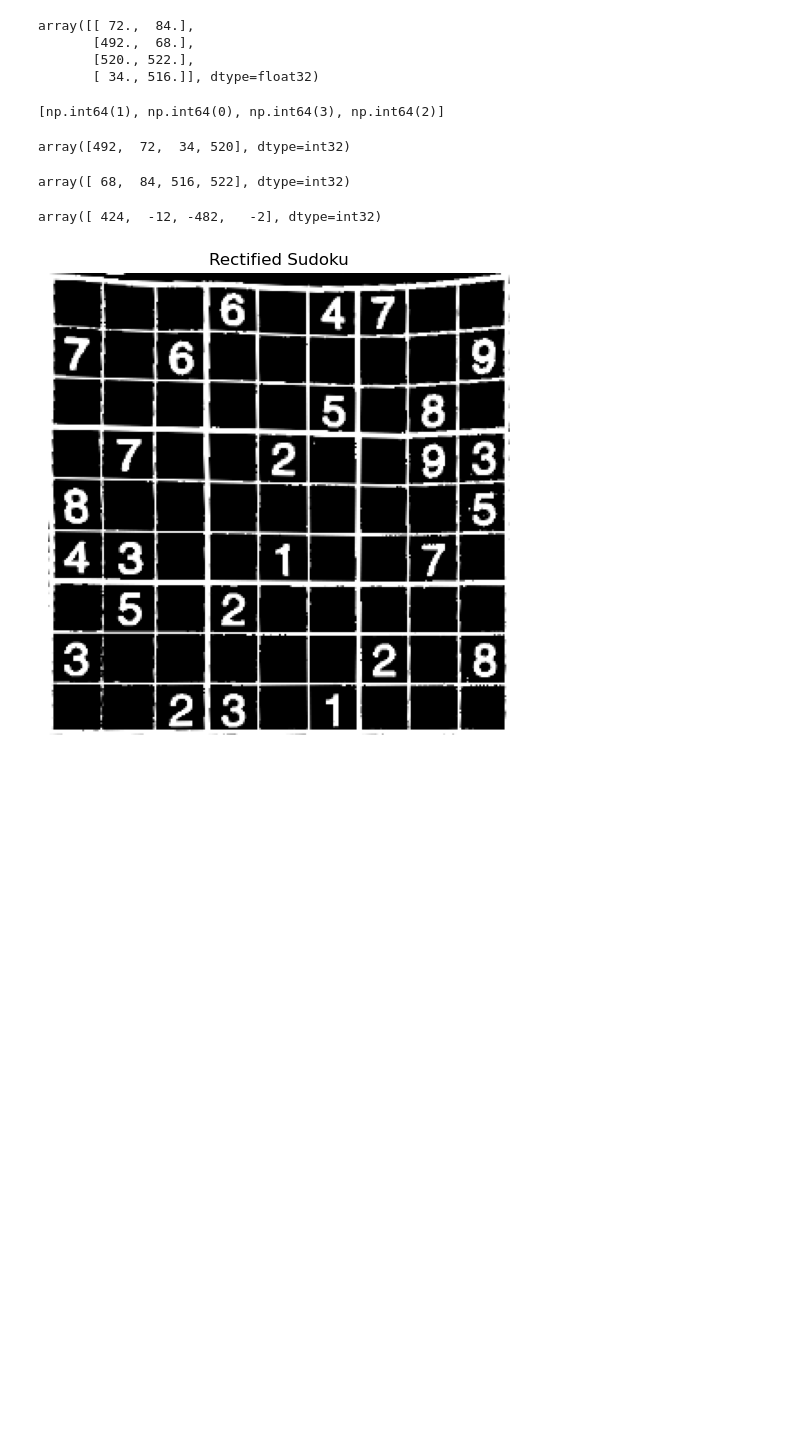
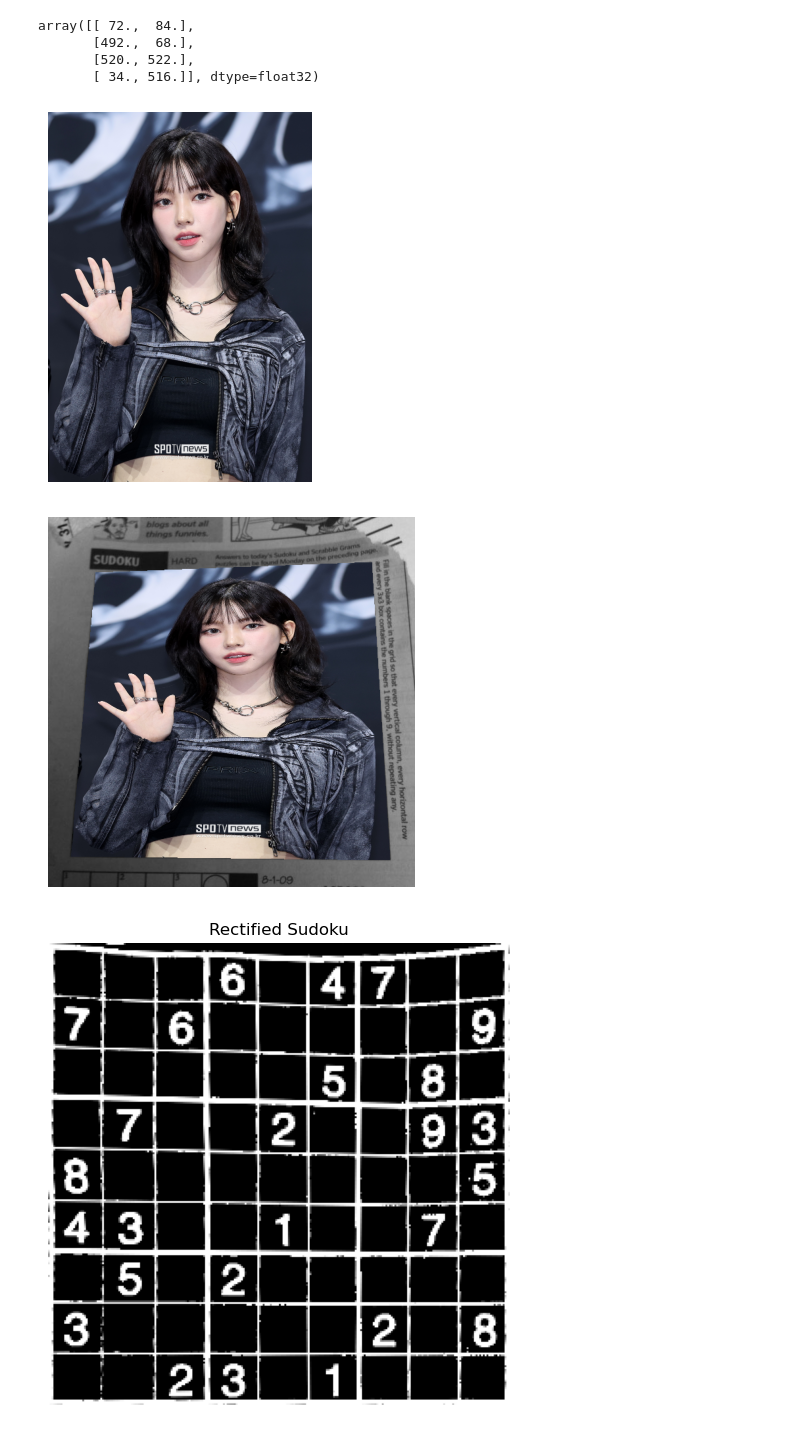
Before and after one commit to doorunderground/study, a Jupyter notebook: openCV/0219sudoku.ipynb, the cells around one changed output. Cells and saved outputs as stored; diff of their text form; code cells hidden in the pictures; blank space fills up the shorter version.

```diff
--- a/openCV/0219sudoku.ipynb
+++ b/openCV/0219sudoku.ipynb
@@ -223,22 +223,64 @@ array([[ 72.,  84.],
        [492.,  68.],
        [520., 522.],
        [ 34., 516.]], dtype=float32)
-# %%
-[lt, rt, rb, lb]
-# %% [output]
-[np.int64(1), np.int64(0), np.int64(3), np.int64(2)]
-# %%
-x
-# %% [output]
-array([492,  72,  34, 520], dtype=int32)
-# %%
-y
-# %% [output]
-array([ 68,  84, 516, 522], dtype=int32)
-# %%
-m
-# %% [output]
-array([ 424,  -12, -482,   -2], dtype=int32)
+# %%
+# 카리나를 SudoKu 위에 합성
+
+karina = cv2.imread('C:\\study\\openCV\\karina.jpg')[..., [2,1,0]]
+plt.imshow(karina)
+plt.axis('off')
+plt.show()
+
+H, W, _ = karina.shape
+
+dstPoints = np.array([
+        [0, 0],  # 좌상단
+        [W, 0],  # 우상단
+        [W, H],  # 우하단
+        [0, H]   # 좌하단
+]).astype(np.float32)
+
+#(0,0) ──────── (W,0)
+#  │                │
+#  │   직사각형     │
+#  │                │
+#(0,H) ──────── (W,H)
+
+#dstPoints = 결과 이미지의 4개 꼭짓점
+#srcPoints = 원본 이미지의 4개 꼭짓점 (기울어진 좌표)
+
+#srcPoints (기울어진 스도쿠 꼭짓점)
+#        ↓  getPerspectiveTransform
+#변환 행렬 M 계산
+#        ↓  warpPerspective
+#dstPoints (반듯한 직사각형)
+
+mat = cv2.getPerspectiveTransform(dstPoints, srcPoints)
+# 카리나 직사각형을 스도쿠 모양으로 찌그러뜨리는 행렬 생성
+
+dst = cv2.cvtColor(src, cv2.COLOR_GRAY2BGR)
+dH, dW, _ = dst.shape
+karina2 = cv2.warpPerspective(karina, mat, (dW, dH), borderMode=cv2.BORDER_TRANSPARENT, dst=dst)
+
+
+#카리나 (직사각형)          스도쿠 배경
+#  ┌──────────┐              ╱────╲
+#  │          │    mat      ╱      ╲
+#  │  karina  │  ──────►   ╱ karina ╲
+#  │          │            ╲        ╱
+#  └──────────┘             ╲ ──── ╱
+#                          스도쿠 모양에 맞게 찌그러짐
+#                          + 나머지는 스도쿠 배경 유지
+#                              ↓
+#                           karina2
+
+
+plt.imshow(karina2)
+plt.axis('off')
+plt.show()
+# %% [output]
+[figure, added]
+[figure, added]
 # %%
 _, binary = cv2.threshold(fore, 15, 255, cv2.THRESH_BINARY)
 
```
Also changed, not shown: parts of 11 cells of this notebook, 1 other file.
